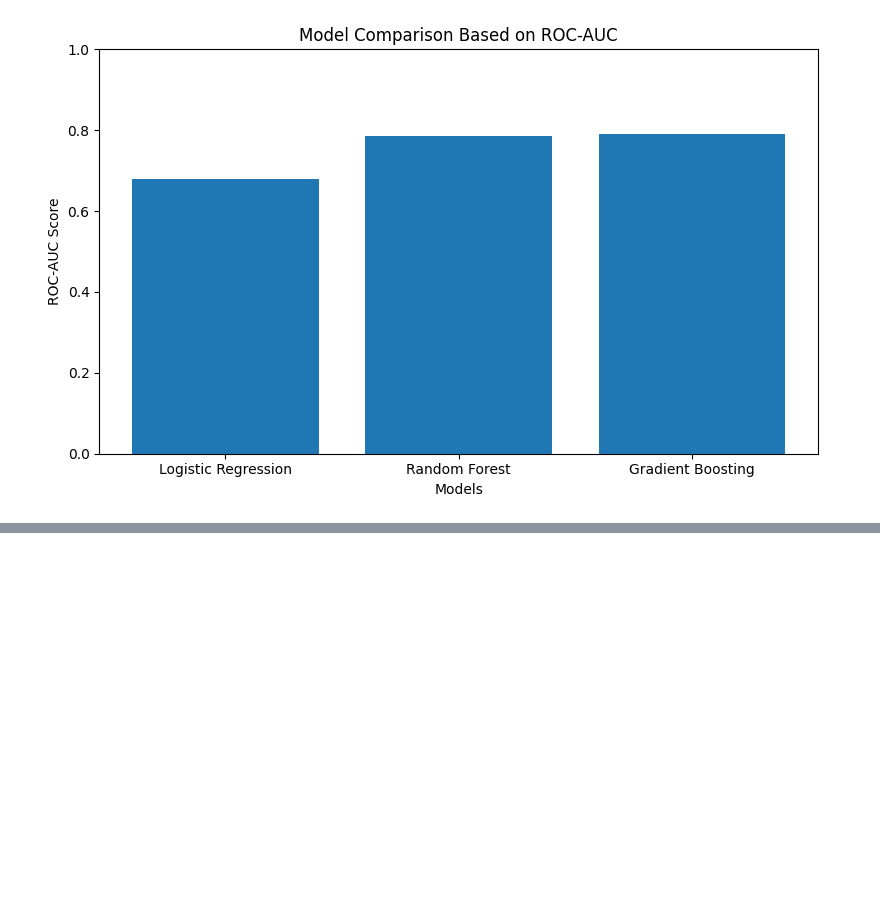
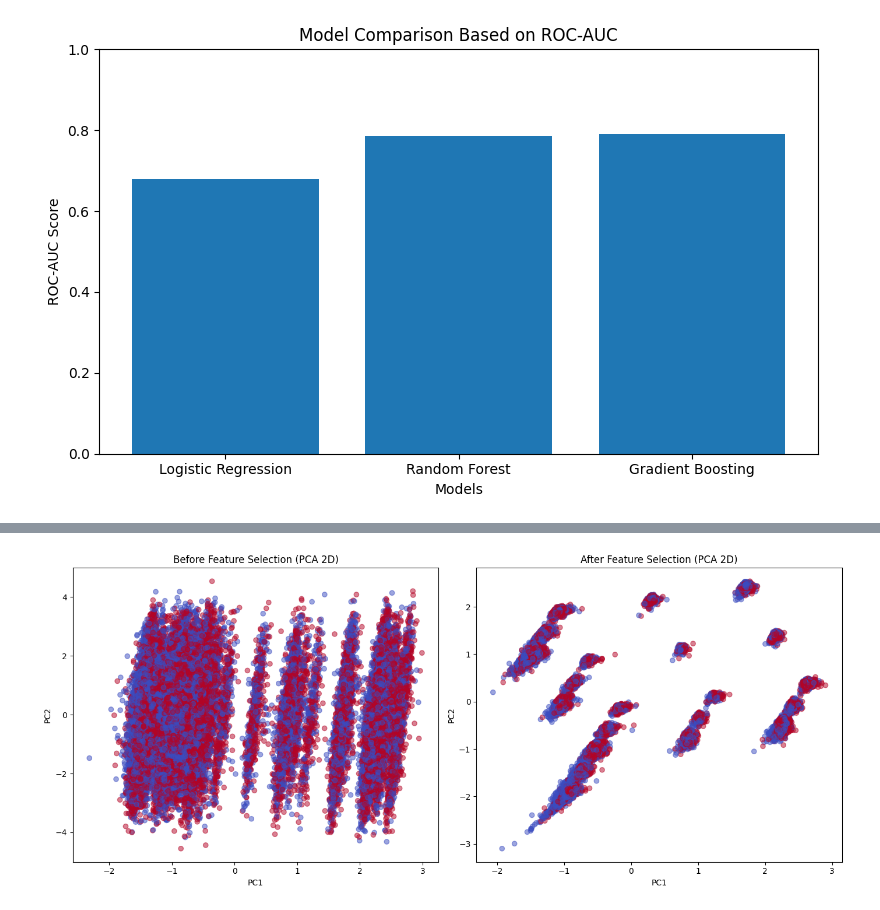
Before and after one commit to JustSid26/HiggsBosonDetectionML, a Jupyter notebook: higgsModelFinal.ipynb, the cells around one changed output, grey strips where cells are left out. Cells and saved outputs as stored; diff of their text form; code cells hidden in the pictures; blank space fills up the shorter version.

Commit message:
Added new graphs

```diff
--- a/higgsModelFinal.ipynb
+++ b/higgsModelFinal.ipynb
@@ -282,0 +288,41 @@ plt.show()
+# %%
+from sklearn.decomposition import PCA
+
+# PCA before feature removal
+pca_before = PCA(n_components=2)
+X_before_2D = pca_before.fit_transform(train_df.drop("label",axis=1))
+
+# PCA after feature removal
+pca_after = PCA(n_components=2)
+X_after_2D = pca_after.fit_transform(X)
+
+plt.figure(figsize=(14,6))
+
+plt.subplot(1,2,1)
+plt.scatter(
+    X_before_2D[:,0],
+    X_before_2D[:,1],
+    c=train_df['label'],
+    cmap='coolwarm',
+    alpha=0.5
+)
+plt.title("Before Feature Selection (PCA 2D)")
+plt.xlabel("PC1")
+plt.ylabel("PC2")
+
+plt.subplot(1,2,2)
+plt.scatter(
+    X_after_2D[:,0],
+    X_after_2D[:,1],
+    c=y,
+    cmap='coolwarm',
+    alpha=0.5
+)
+plt.title("After Feature Selection (PCA 2D)")
+plt.xlabel("PC1")
+plt.ylabel("PC2")
+
+plt.tight_layout()
+plt.show()
+# %% [output]
+[figure, added]
```
Also changed, not shown: parts of 7 cells of this notebook.
